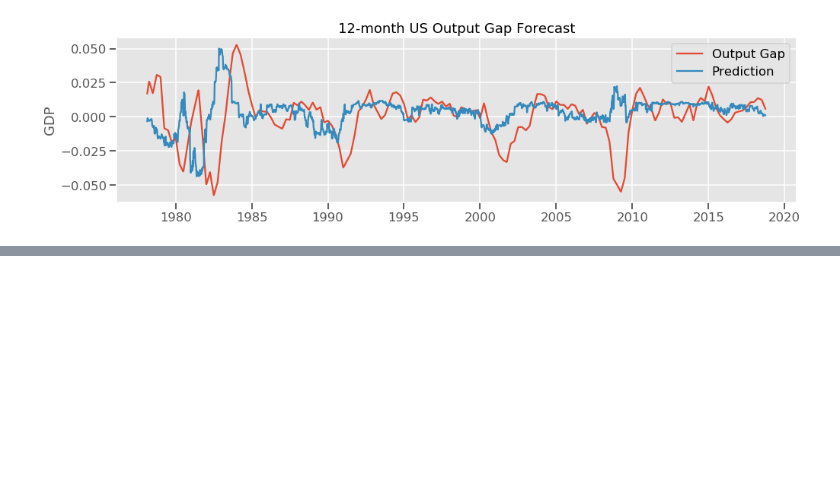
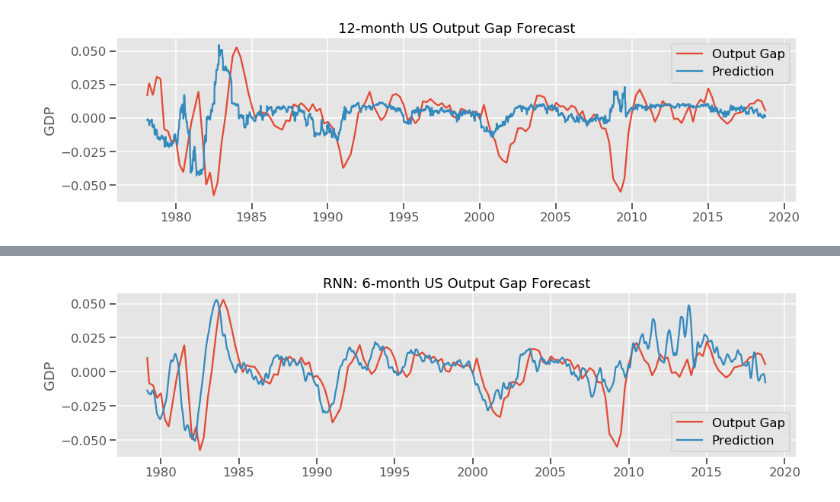
Before and after one commit to keita-dc/us-output-gap, a Jupyter notebook: workbooks/work_notebook_recession.ipynb, the cells around one changed output, grey strips where cells are left out. Drawn from its saved outputs; the diff is of its cells as text; code cells hidden in the pictures; blank space fills up the shorter version.

```diff
--- a/workbooks/work_notebook_recession.ipynb
+++ b/workbooks/work_notebook_recession.ipynb
@@ -1124,0 +1164,13 @@ plt.show()
+# %%
+# Creating a data structure with 52 timesteps and 1 output
+X_train_rnn = []
+y_train_rnn = []
+for i in range(52, X_train_non_gap_rnn.shape[0]):
+    X_train_rnn.append(X_train_non_gap_rnn[i-52:i, :])
+    y_train_rnn.append(g6m_train[i])
+
+X_train_rnn = np.array(X_train_rnn)
+y_train_rnn = np.array(y_train_rnn)
+
+# Reshaping
+X_train_rnn = np.reshape(X_train_rnn, (X_train_rnn.shape[0], X_train_rnn.shape[1], X_train_non_gap_rnn.shape[1]))
@@ -1124,0 +1206,2 @@ plt.show()
+# %%
+regressor.fit(X_train_rnn, y_train_rnn, epochs = 10, batch_size = 32)
@@ -1124,0 +1230,29 @@ plt.show()
+# %%
+X_all_non_gap_rnn = X_pca_rnn[:, :n_pc]
+
+# Creating a data structure with 60 timesteps and 1 output
+X_all_rnn = []
+
+for i in range(52, X_all_non_gap_rnn.shape[0]):
+    X_all_rnn.append(X_all_non_gap_rnn[i-52:i, :])
+
+
+X_all_rnn = np.array(X_all_rnn)
+
+# Reshaping
+X_all_rnn = np.reshape(X_all_rnn, (X_all_rnn.shape[0], X_all_rnn.shape[1], X_all_non_gap_rnn.shape[1]))
+# %%
+predicted = regressor.predict(X_all_rnn)
+# %%
+pred = pd.DataFrame(predicted)
+pred.set_index(X.index[52:], inplace=True)
+pred.columns = ["pred"]
+fig = plt.figure(figsize=(16,4))
+ax = plt.plot(pd.merge(df_merged.gap[X_scaled.index], pred, on="date"))
+plt.title("RNN: 6-month US Output Gap Forecast")
+plt.ylabel("GDP")
+plt.legend(["Output Gap", "Prediction"])
+plt.savefig("../images/6m_gap_rnn")
+plt.show()
+# %% [output]
+[figure, added]
```
Also changed, not shown: parts of 42 cells of this notebook.
